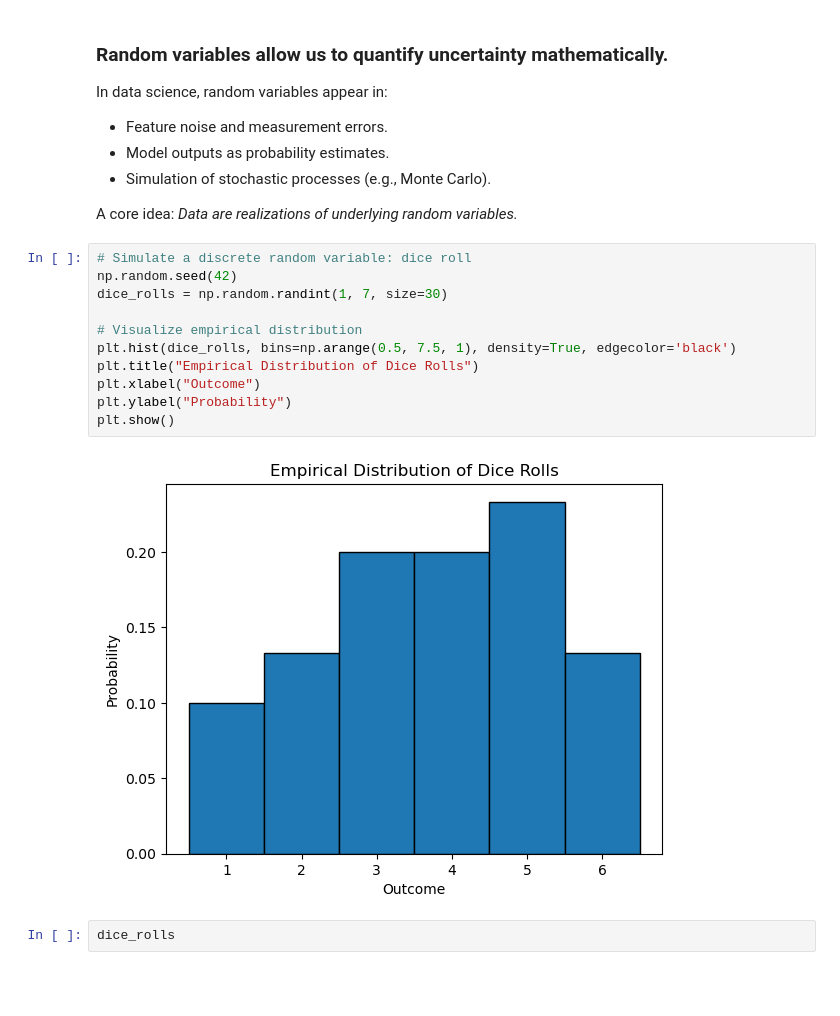
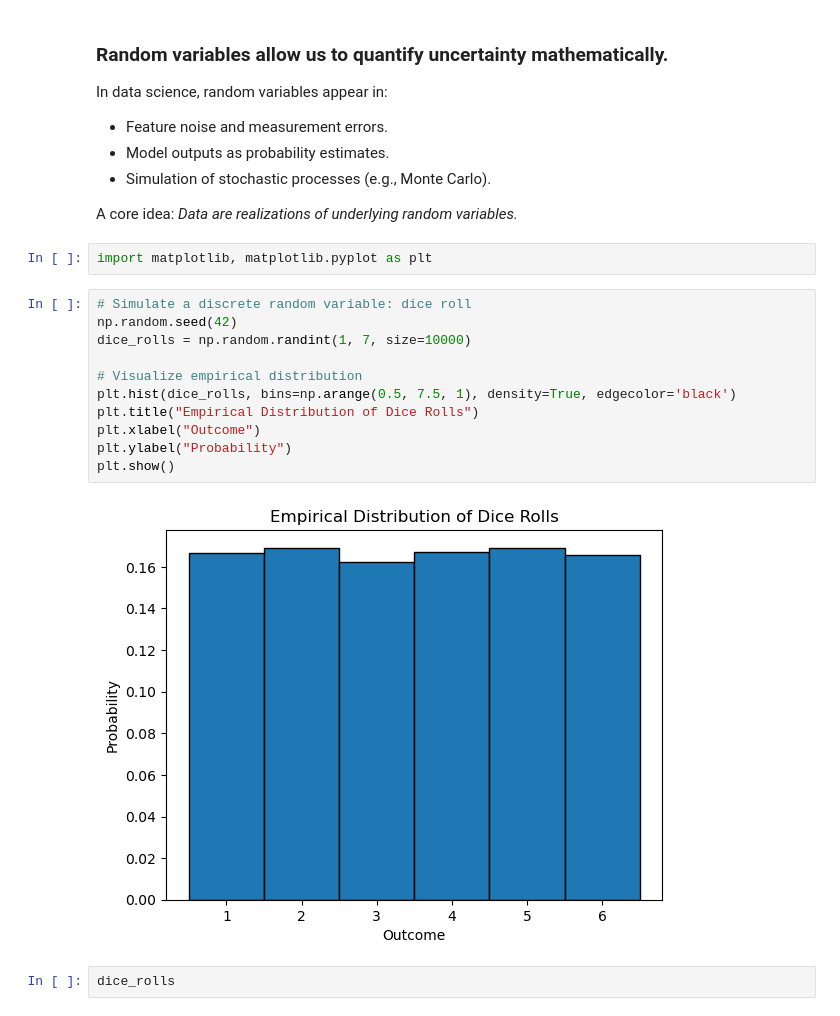
Before and after one commit to taudataanalytics/Bridging-Course, a Jupyter notebook: Day 01 - Mathematics & Statistics Foundations.ipynb, the cells around one changed output. Drawn from its saved outputs; the diff is of its cells as text; blank space fills up the shorter version.

```diff
--- a/Day 01 - Mathematics & Statistics Foundations.ipynb
+++ b/Day 01 - Mathematics & Statistics Foundations.ipynb
@@ -340,19 +353,21 @@ In data science, random variables appear in:
 - Simulation of stochastic processes (e.g., Monte Carlo).
 
 A core idea: *Data are realizations of underlying random variables.*
+# %%
+import matplotlib, matplotlib.pyplot as plt
 # %%
 # Simulate a discrete random variable: dice roll
 np.random.seed(42)
-dice_rolls = np.random.randint(1, 7, size=30)
+dice_rolls = np.random.randint(1, 7, size=10000)
 
 # Visualize empirical distribution
 plt.hist(dice_rolls, bins=np.arange(0.5, 7.5, 1), density=True, edgecolor='black')
 plt.title("Empirical Distribution of Dice Rolls")
 plt.xlabel("Outcome")
 plt.ylabel("Probability")
 plt.show()
 # %% [output]
-[figure, old version]
+[figure, new version]
 # %%
 dice_rolls
 # %% [output]
```
Also changed, not shown: parts of 3 cells of this notebook.
